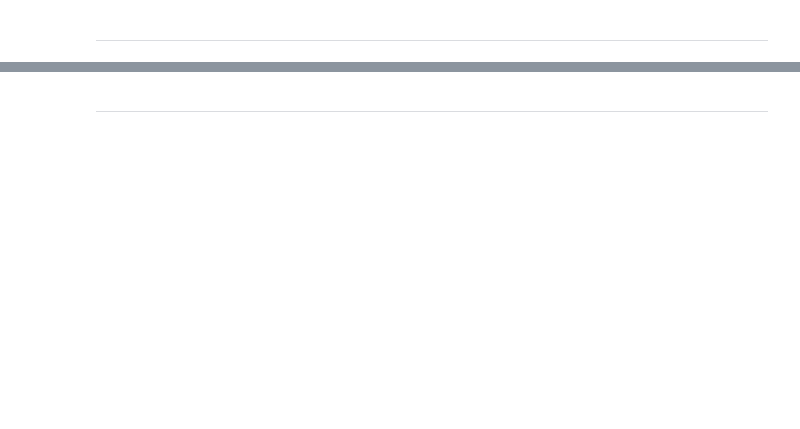
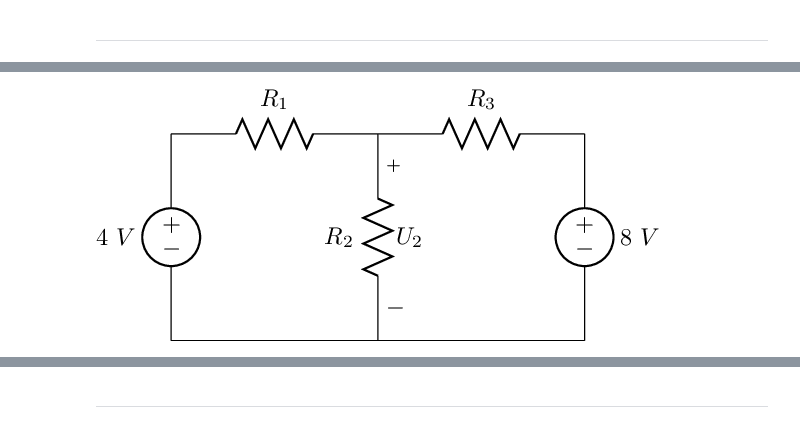
Before and after one commit to hkortier/DC, a Jupyter notebook: colleges/material/college5.ipynb, the cells around one changed output, grey strips where cells are left out. Drawn from its saved outputs; the diff is of its cells as text; code cells hidden in the pictures; blank space fills up the shorter version.

```diff
--- a/colleges/material/college5.ipynb
+++ b/colleges/material/college5.ipynb
@@ -56,0 +76,18 @@ https://www.youtube.com/watch?v=PTzJ85BLFAM
+# %%
+%%circuitikz filename=circuit1 dpi=175 options=american folder=circuits/college5/ replace=true
+
+\begin{circuitikz}
+      \draw (0,0)
+      to[V,v=$4~V$] (0,3)
+      to[R, l^=$R_1$] (3,3)
+      to [R, l_=$R_2$, v^=$U_2$] (3,0)
+      to[short] (0,0)
+
+      (3,0)
+      to[short] (6,0)
+      to[V, v_=$8~V$] (6,3)
+      to[R, l_=$R_3$] (3,3)
+      ;
+\end{circuitikz}
+# %% [output]
+[figure, added]
```
Also changed, not shown: parts of 22 cells of this notebook, 11 other files.
